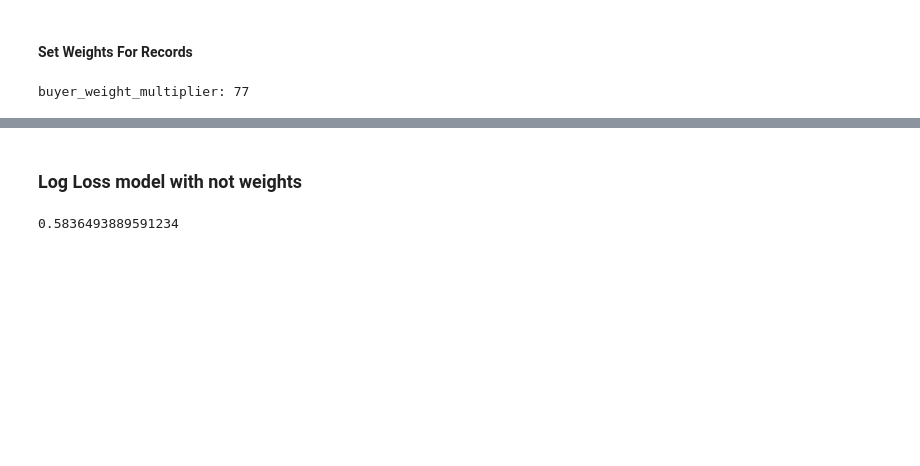
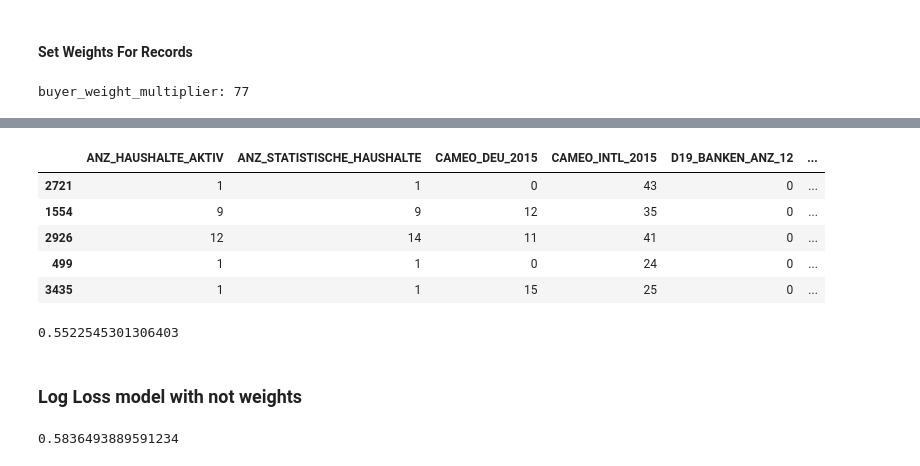
Before and after one commit to djarrin/arvato-ml-captstone, a Jupyter notebook: project_workbook.ipynb, the cells around one changed output, grey strips where cells are left out. Drawn from its saved outputs; the diff is of its cells as text; code cells hidden in the pictures; blank space fills up the shorter version.

```diff
--- a/project_workbook.ipynb
+++ b/project_workbook.ipynb
@@ -382,3 +384,7 @@ print(f'buyer_weight_multiplier: {buyer_weight_multiplier}')
 selected_features_data['RECORD_WEIGHT'] = np.where(selected_features_data.index.isin(purchase_records.index), buyer_weight_multiplier, 1)
 # %% [output]
 buyer_weight_multiplier: 77
+# %%
+# Normalize the weights
+selected_features_data['RECORD_WEIGHT'] /= selected_features_data['RECORD_WEIGHT'].sum()
+selected_features_data['RECORD_WEIGHT'].describe()
@@ -440,0 +461,4 @@ Feature Metadata (Processed):
+# %%
+buyer_weight_multiplier = 10
+print(f'buyer_weight_multiplier: {buyer_weight_multiplier}')
+selected_features_data['RECORD_WEIGHT'] = np.where(selected_features_data.index.isin(purchase_records.index), buyer_weight_multiplier, 1)
@@ -440,0 +467,4 @@ Feature Metadata (Processed):
+# %%
+# Normalize the weights
+selected_features_data['RECORD_WEIGHT'] /= selected_features_data['RECORD_WEIGHT'].sum()
+selected_features_data['RECORD_WEIGHT'].describe()
@@ -440,0 +481,12 @@ Feature Metadata (Processed):
+# %%
+final_train_data_lw, final_test_data_lw = train_test_split(selected_features_data, test_size=0.2, random_state=1)
+# %%
+purchase_records_head = final_train_data_lw[final_train_data_lw['RESPONSE'] == 'PURCHASE']
+purchase_records_head.head()
+# %% [output]
+|  | ANZ_HAUSHALTE_AKTIV | ANZ_STATISTISCHE_HAUSHALTE | CAMEO_DEU_2015 | CAMEO_INTL_2015 | D19_BANKEN_ANZ_12 | ... |
+| 2721 | 1 | 1 | 0 | 43 | 0 | ... |
+| 1554 | 9 | 9 | 12 | 35 | 0 | ... |
+| 2926 | 12 | 14 | 11 | 41 | 0 | ... |
+| 499 | 1 | 1 | 0 | 24 | 0 | ... |
+| 3435 | 1 | 1 | 15 | 25 | 0 | ... |
@@ -440,0 +499,7 @@ Feature Metadata (Processed):
+# %%
+lw_weight_results = predictor_w.evaluate(final_test_data)
+#since original Kaggle competition was based on roc_auc score I'll evaluate my models on the same score
+lw_weight_training = lw_weight_results['roc_auc']
+lw_weight_training
+# %% [output]
+0.5522545301306403
```
Also changed, not shown: parts of 15 cells of this notebook.
